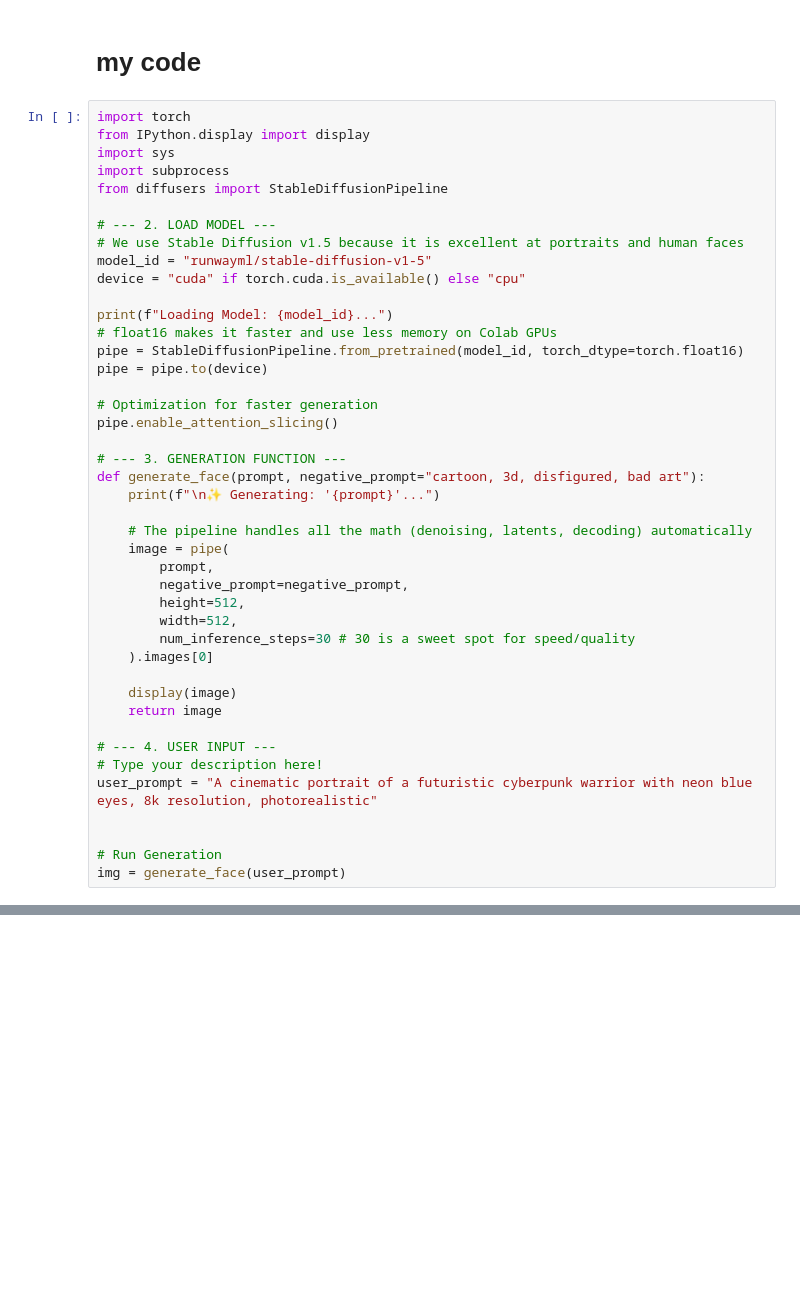
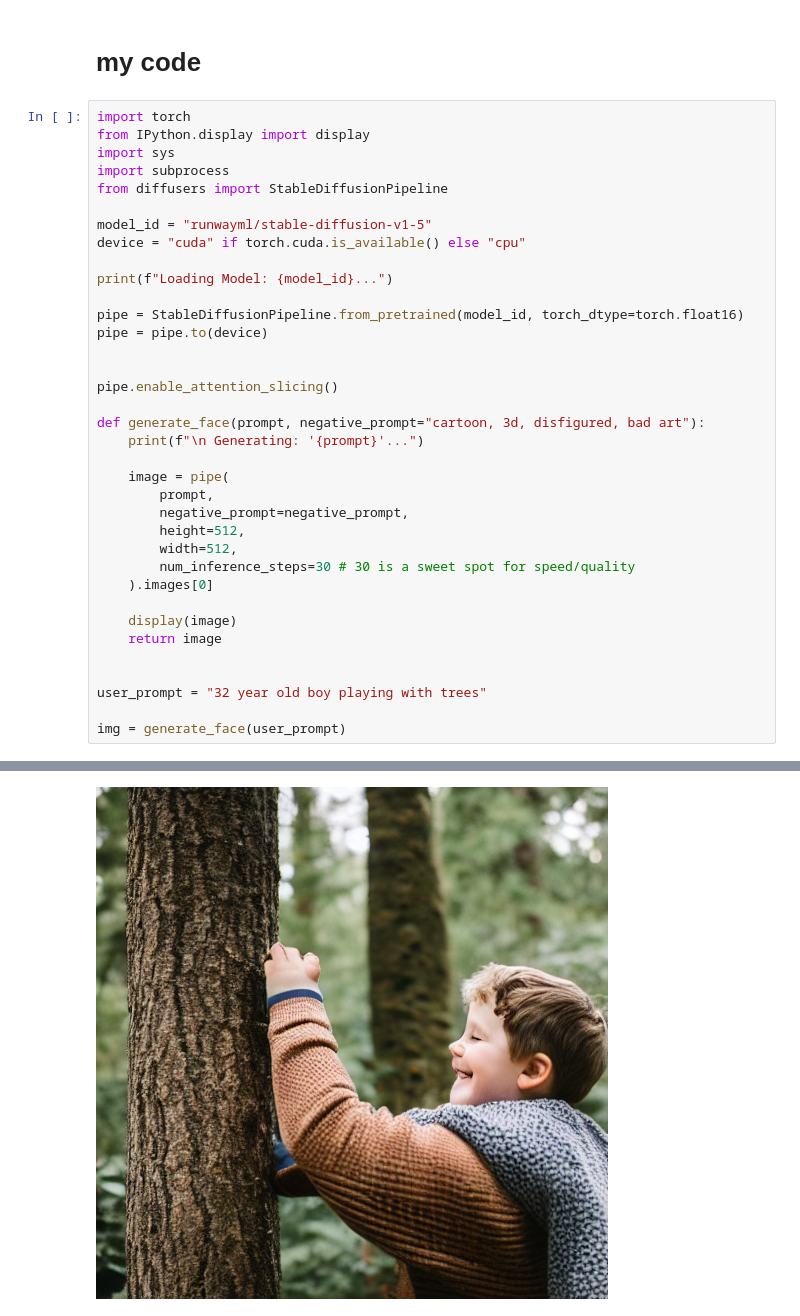
Before and after one commit to Saibhossain/face-generation-model, a Jupyter notebook: Text_to_Face_Generation.ipynb, the cells around one changed output, grey strips where cells are left out. Saved outputs shown, nothing was run; the diff lists cells and outputs as text; blank space fills up the shorter version.

```diff
--- a/Text_to_Face_Generation.ipynb
+++ b/Text_to_Face_Generation.ipynb
@@ -141,24 +180,20 @@ import sys
 import subprocess
 from diffusers import StableDiffusionPipeline
 
-# --- 2. LOAD MODEL ---
-# We use Stable Diffusion v1.5 because it is excellent at portraits and human faces
 model_id = "runwayml/stable-diffusion-v1-5"
 device = "cuda" if torch.cuda.is_available() else "cpu"
 
 print(f"Loading Model: {model_id}...")
-# float16 makes it faster and use less memory on Colab GPUs
+
 pipe = StableDiffusionPipeline.from_pretrained(model_id, torch_dtype=torch.float16)
 pipe = pipe.to(device)
 
-# Optimization for faster generation
+
 pipe.enable_attention_slicing()
 
-# --- 3. GENERATION FUNCTION ---
 def generate_face(prompt, negative_prompt="cartoon, 3d, disfigured, bad art"):
-    print(f"\n✨ Generating: '{prompt}'...")
+    print(f"\n Generating: '{prompt}'...")
 
-    # The pipeline handles all the math (denoising, latents, decoding) automatically
     image = pipe(
         prompt,
         negative_prompt=negative_prompt,
@@ -170,10 +205,8 @@ def generate_face(prompt, negative_prompt="cartoon, 3d, disfigured, bad art"):
     display(image)
     return image
 
-# --- 4. USER INPUT ---
-# Type your description here!
-user_prompt = "A cinematic portrait of a futuristic cyberpunk warrior with neon blue eyes, 8k resolution, photorealistic"
 
+user_prompt = "32 year old boy playing with trees"
 
-# Run Generation
 img = generate_face(user_prompt)
+# %% [output]
@@ -179,0 +215 @@ img = generate_face(user_prompt)
+[figure, added]
```
Also changed, not shown: parts of 8 cells of this notebook.
